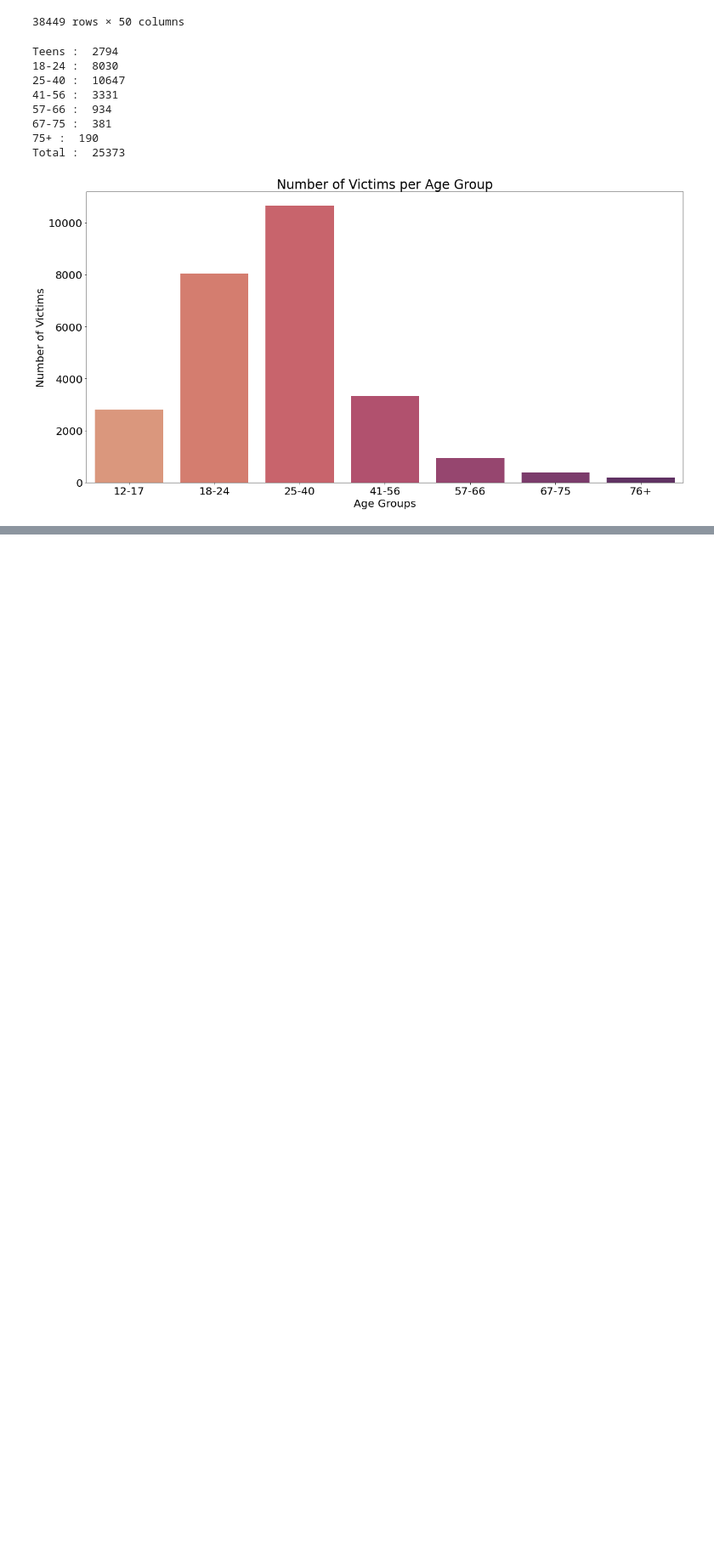
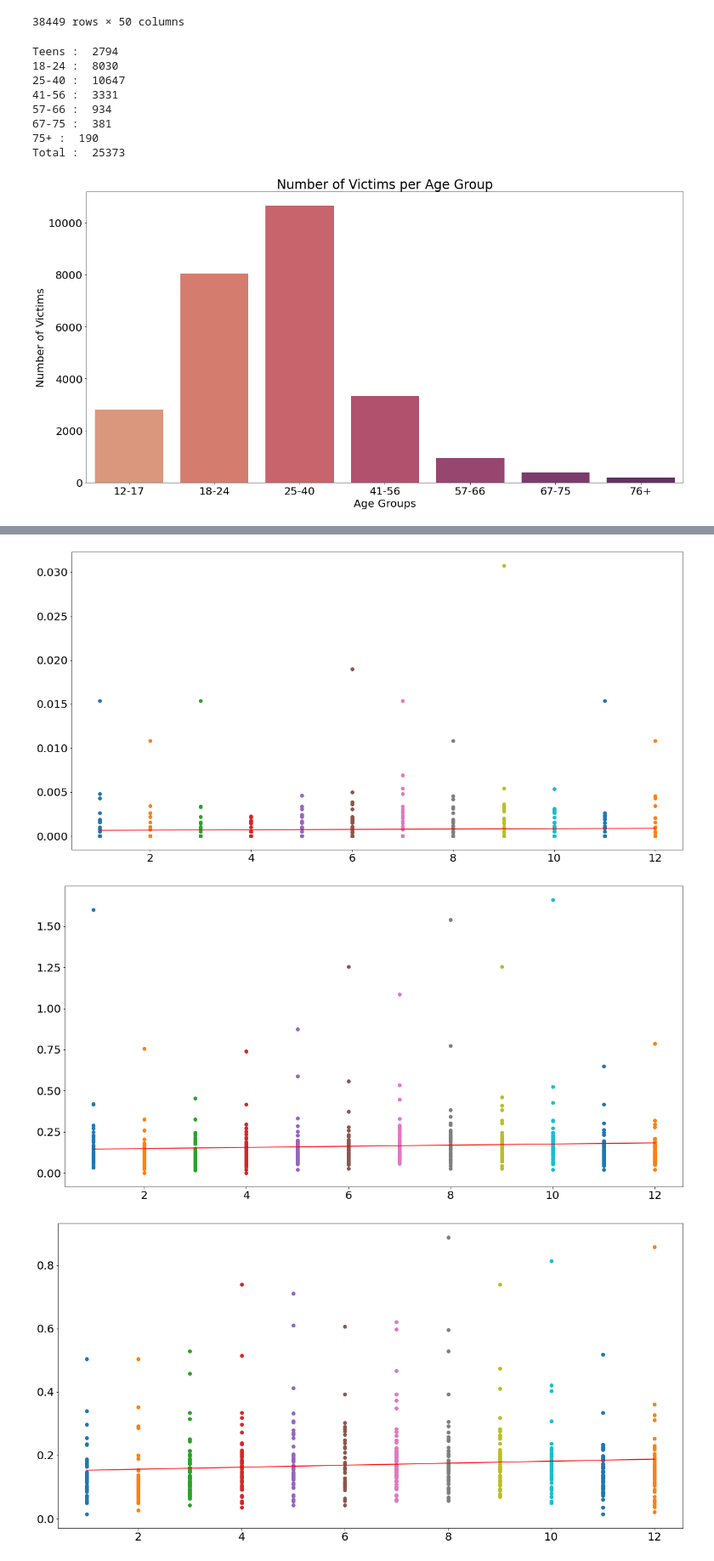
Before and after one commit to nvenkate-cyber/gun_shootings.github.io, a Jupyter notebook: Gun-Violence.ipynb, the cells around one changed output, grey strips where cells are left out. Shown at 85% size. Drawn from its saved outputs; the diff is of its cells as text; code cells hidden in the pictures; blank space fills up the shorter version.

```diff
--- a/Gun-Violence.ipynb
+++ b/Gun-Violence.ipynb
@@ -891,0 +903,31 @@ numincidents_2017
+# %%
+# total incidents for each state in each year
+months_list = ['Jan', 'Feb', 'Mar', 'Apr', 'May', 'Jun', 'Jul', 'Aug', 'Sep', 'Oct', 'Nov', 'Dec']
+numincidents_2013['Total'] = numincidents_2013.loc[0 : 51,months_list].sum(axis = 1)
+numincidents_2014['Total'] = numincidents_2014.loc[0 : 51,months_list].sum(axis = 1)
+numincidents_2015['Total'] = numincidents_2015.loc[0 : 51,months_list].sum(axis = 1)
+numincidents_2016['Total'] = numincidents_2016.loc[0 : 51,months_list].sum(axis = 1)
+numincidents_2017['Total'] = numincidents_2017.loc[0 : 51,months_list].sum(axis = 1)
+# %%
+def normalize(x, year):
+    norm = pd.DataFrame()
+    norm['state'] = x['state']
+    for i in months_list:
+        norm[i] = x[i]/df_populations[year]*10000
+    return norm
+
+numincidents_2013_normalized = normalize(numincidents_2013, '2013')
+numincidents_2014_normalized = normalize(numincidents_2014, '2014')
+numincidents_2015_normalized = normalize(numincidents_2015, '2015')
+numincidents_2016_normalized = normalize(numincidents_2016, '2016')
+numincidents_2017_normalized = normalize(numincidents_2017, '2017')
+
+scatter_and_regress(numincidents_2013_normalized)
+scatter_and_regress(numincidents_2014_normalized)
+scatter_and_regress(numincidents_2015_normalized)
+scatter_and_regress(numincidents_2016_normalized)
+scatter_and_regress(numincidents_2017_normalized)
+# %% [output]
+[figure, added]
+[figure, added]
+[figure, added]
```
Also changed, not shown: parts of 10 cells of this notebook.
